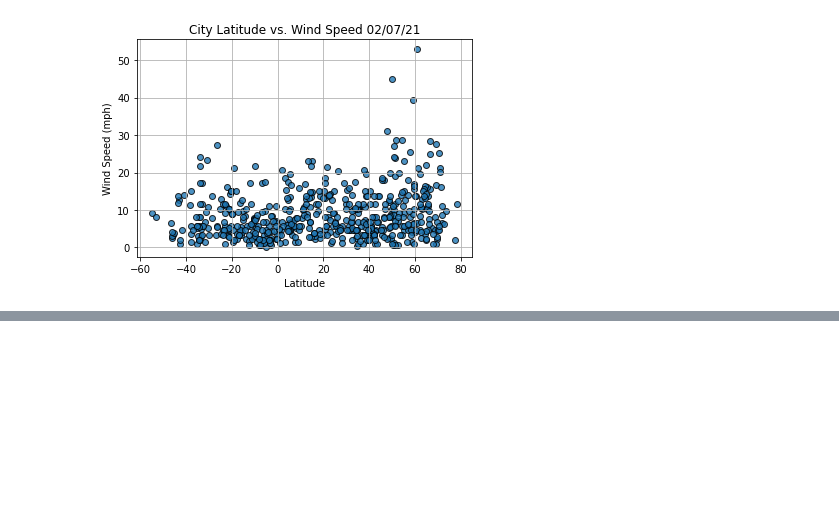
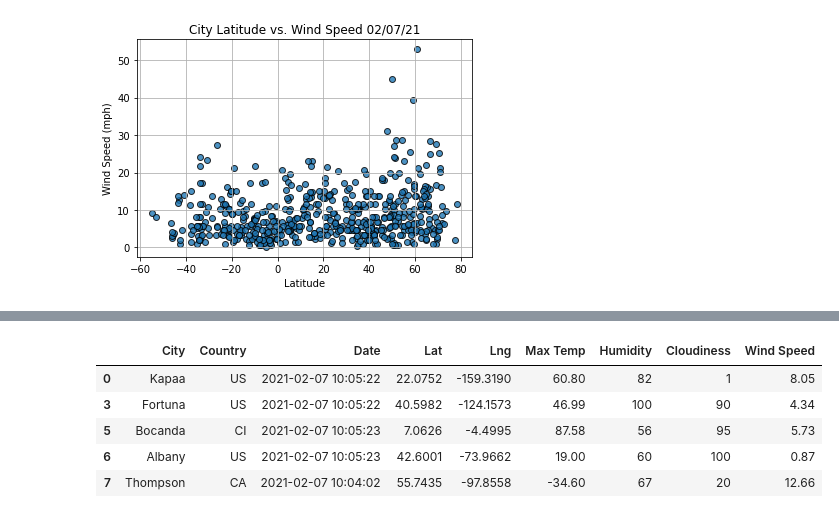
Before and after one commit to ashley-green1/World_Weather_Analysis, a Jupyter notebook: WeatherPy.ipynb, the cells around one changed output, grey strips where cells are left out. Cells and saved outputs as stored; diff of their text form; code cells hidden in the pictures; blank space fills up the shorter version.

```diff
--- a/WeatherPy.ipynb
+++ b/WeatherPy.ipynb
@@ -258,0 +283,13 @@ plt.show()
+# %%
+# Create Northern and Southern Hemisphere DataFrames.
+northern_hemi_df = city_data_df.loc[(city_data_df["Lat"] >= 0)]
+southern_hemi_df = city_data_df.loc[(city_data_df["Lat"] < 0)]
+
+northern_hemi_df.head()
+# %% [output]
+|  | City | Country | Date | Lat | Lng | Max Temp | Humidity | Cloudiness | Wind Speed |
+| 0 | Kapaa | US | 2021-02-07 10:05:22 | 22.0752 | -159.3190 | 60.80 | 82 | 1 | 8.05 |
+| 3 | Fortuna | US | 2021-02-07 10:05:22 | 40.5982 | -124.1573 | 46.99 | 100 | 90 | 4.34 |
+| 5 | Bocanda | CI | 2021-02-07 10:05:23 | 7.0626 | -4.4995 | 87.58 | 56 | 95 | 5.73 |
+| 6 | Albany | US | 2021-02-07 10:05:23 | 42.6001 | -73.9662 | 19.00 | 60 | 100 | 0.87 |
+| 7 | Thompson | CA | 2021-02-07 10:04:02 | 55.7435 | -97.8558 | -34.60 | 67 | 20 | 12.66 |
```
Also changed, not shown: parts of 11 cells of this notebook, 1 other file.
